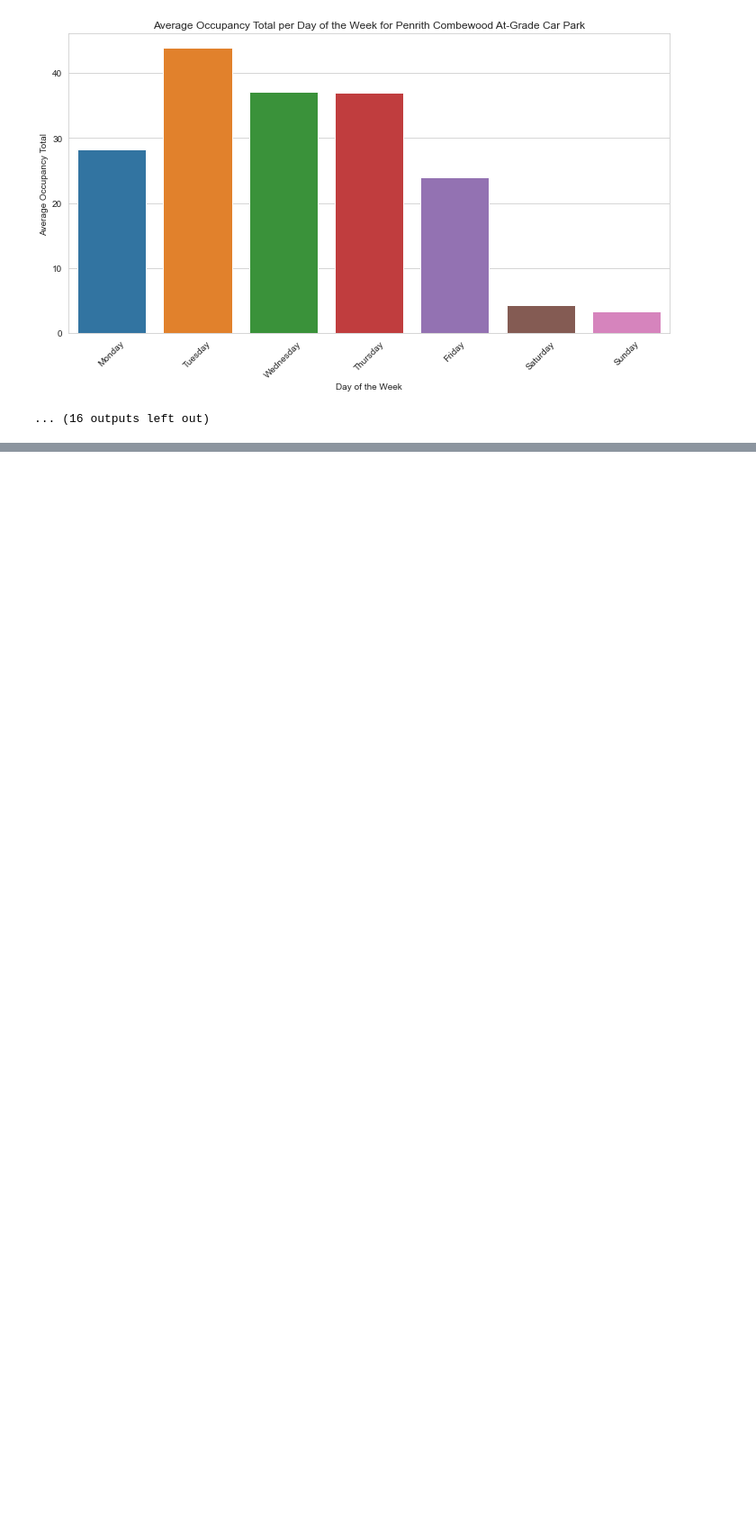
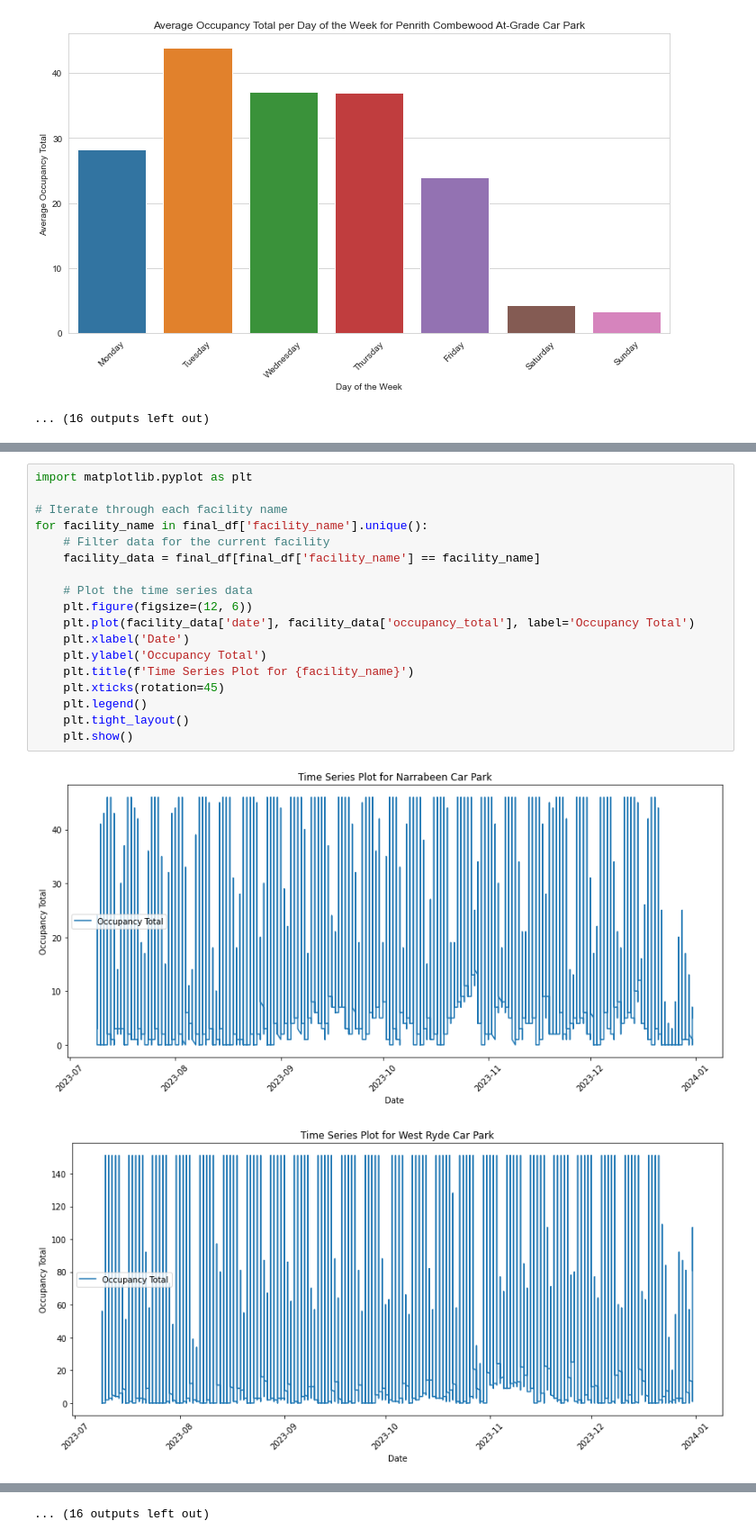
Before and after one commit to M13Mwongo/parking-spot-predictor, a Jupyter notebook: requests.ipynb, the cells around one changed output, grey strips where cells are left out. Shown at 90% size. Saved outputs shown, nothing was run; the diff lists cells and outputs as text; blank space fills up the shorter version.

```diff
--- a/requests.ipynb
+++ b/requests.ipynb
@@ -1213,0 +1292,21 @@ for facility_name in final_df['facility_name'].unique():
+# %%
+import matplotlib.pyplot as plt
+
+# Iterate through each facility name
+for facility_name in final_df['facility_name'].unique():
+    # Filter data for the current facility
+    facility_data = final_df[final_df['facility_name'] == facility_name]
+
+    # Plot the time series data
+    plt.figure(figsize=(12, 6))
+    plt.plot(facility_data['date'], facility_data['occupancy_total'], label='Occupancy Total')
+    plt.xlabel('Date')
+    plt.ylabel('Occupancy Total')
+    plt.title(f'Time Series Plot for {facility_name}')
+    plt.xticks(rotation=45)
+    plt.legend()
+    plt.tight_layout()
+    plt.show()
+# %% [output]
+[figure, added]
+[figure, added]
@@ -1213,0 +1323 @@ for facility_name in final_df['facility_name'].unique():
+... (16 outputs left out)
```
Also changed, not shown: parts of 16 cells of this notebook, 2 other files.
